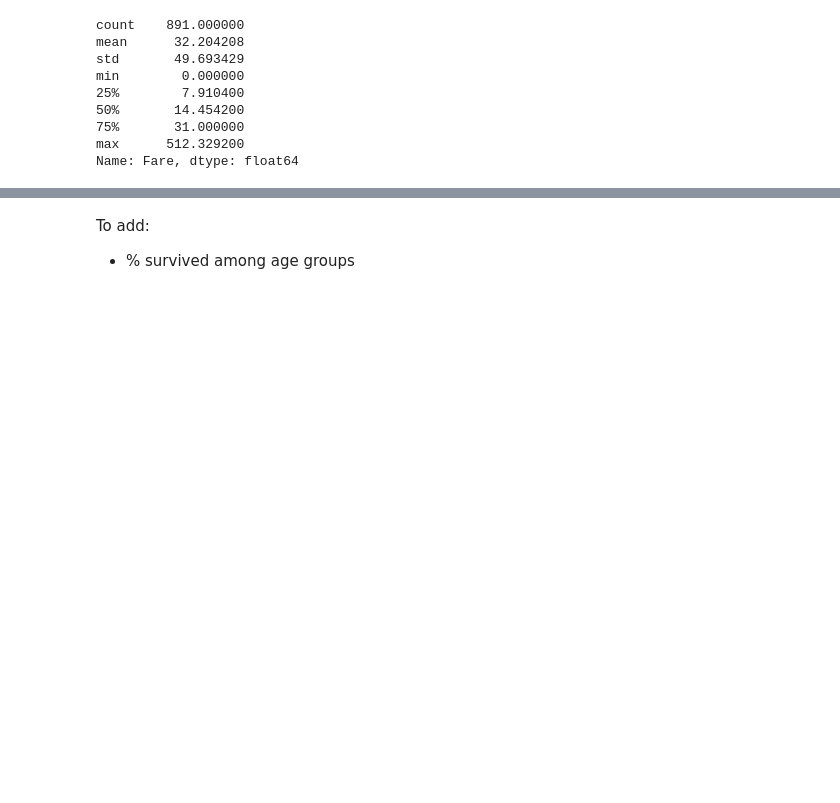
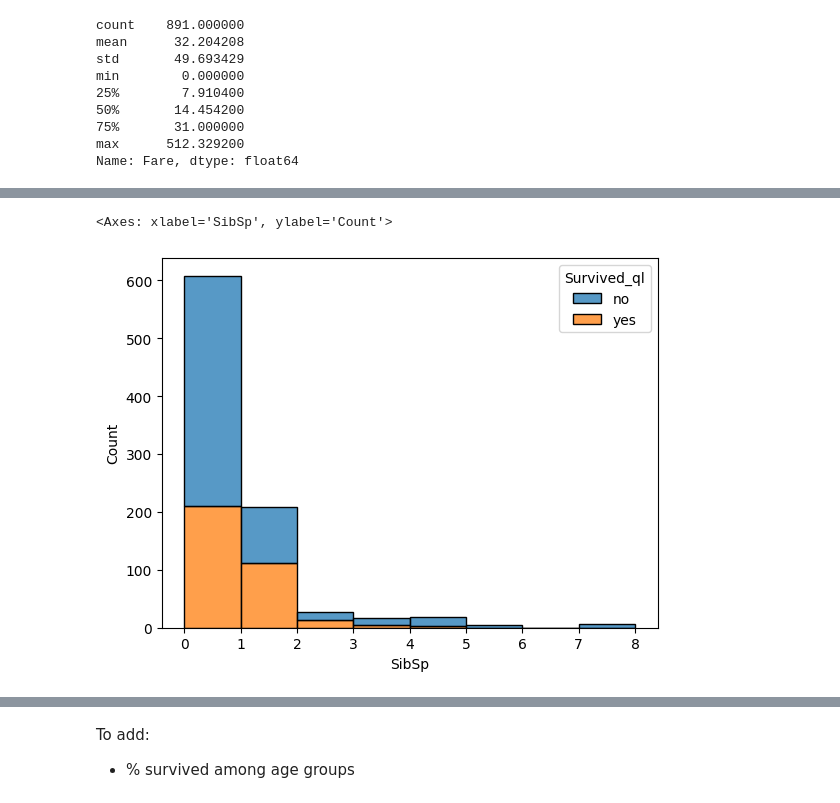
Before and after one commit to thoriqfarras/titanic_survivor_prediction, a Jupyter notebook: ml_titanic.ipynb, the cells around one changed output, grey strips where cells are left out. Drawn from its saved outputs; the diff is of its cells as text; code cells hidden in the pictures; blank space fills up the shorter version.

```diff
--- a/ml_titanic.ipynb
+++ b/ml_titanic.ipynb
@@ -102,0 +143,6 @@ Text(0.5, 1.0, 'Distribusi Nasib Penumpang, berdasarkan Umur')
+# %%
+# plt.figure(figsize=(6, 8))
+sns.histplot(x='SibSp', data=passengers, binwidth=1, hue='Survived_ql', multiple='stack')
+# %% [output]
+<Axes: xlabel='SibSp', ylabel='Count'>
+[figure, added]
```
Also changed, not shown: parts of 15 cells of this notebook.
